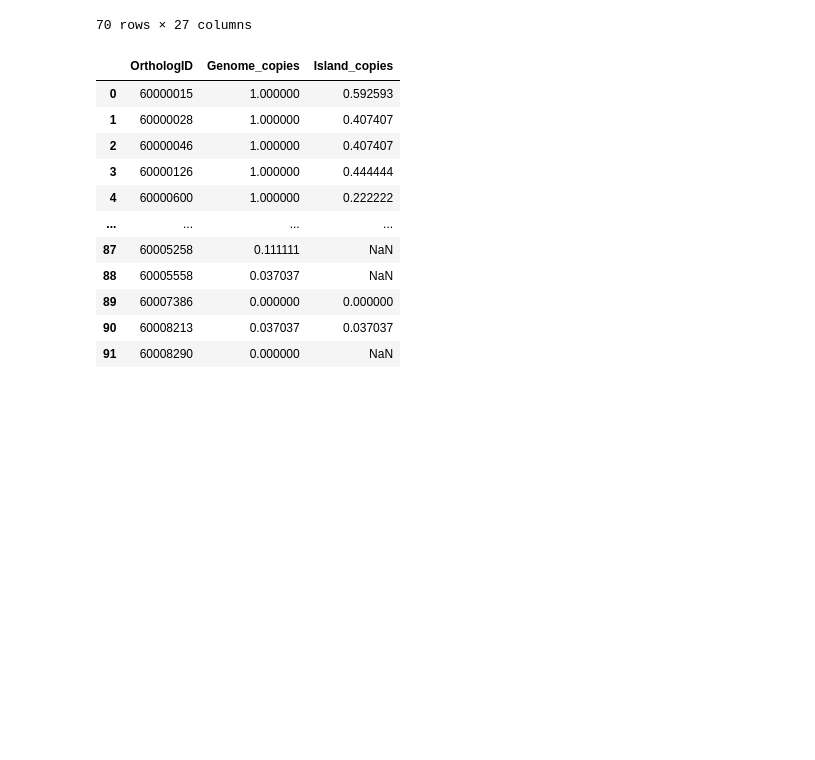
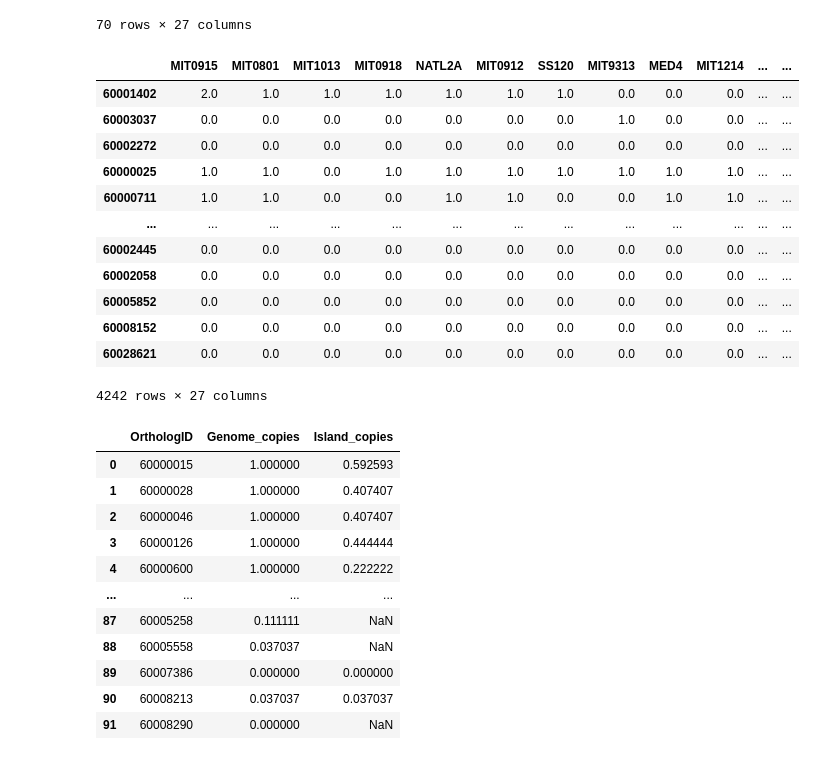
Before and after one commit to Jonahv11/cyano-serralysins, a Jupyter notebook: cycog-tree-tool/ortholog_census.ipynb, the cells around one changed output. Cells and saved outputs as stored; diff of their text form; code cells hidden in the pictures; blank space fills up the shorter version.

Commit message:
added less filtered dfs

```diff
--- a/cycog-tree-tool/ortholog_census.ipynb
+++ b/cycog-tree-tool/ortholog_census.ipynb
@@ -318,6 +337,24 @@ display (cont_core_df2)
 | 60002070 | 0.0 | 0.0 | 0.0 | 0.0 | 0.0 | 0.0 | 0.0 | 0.0 | 0.0 | 0.0 | ... | ... |
 | 60003952 | 0.0 | 0.0 | 0.0 | 0.0 | 0.0 | 0.0 | 0.0 | 0.0 | 0.0 | 0.0 | ... | ... |
 70 rows × 27 columns
+# %%
+# not filtered to just pro2 genes
+contig_genes_df2 = df3[df3.columns[df3.columns.isin(single_contigs)]]
+contig_genes_df2
+# %% [output]
+|  | MIT0915 | MIT0801 | MIT1013 | MIT0918 | NATL2A | MIT0912 | SS120 | MIT9313 | MED4 | MIT1214 | ... | ... |
+| 60001402 | 2.0 | 1.0 | 1.0 | 1.0 | 1.0 | 1.0 | 1.0 | 0.0 | 0.0 | 0.0 | ... | ... |
+| 60003037 | 0.0 | 0.0 | 0.0 | 0.0 | 0.0 | 0.0 | 0.0 | 1.0 | 0.0 | 0.0 | ... | ... |
+| 60002272 | 0.0 | 0.0 | 0.0 | 0.0 | 0.0 | 0.0 | 0.0 | 0.0 | 0.0 | 0.0 | ... | ... |
+| 60000025 | 1.0 | 1.0 | 0.0 | 1.0 | 1.0 | 1.0 | 1.0 | 1.0 | 1.0 | 1.0 | ... | ... |
+| 60000711 | 1.0 | 1.0 | 0.0 | 0.0 | 1.0 | 1.0 | 0.0 | 0.0 | 1.0 | 1.0 | ... | ... |
+| ... | ... | ... | ... | ... | ... | ... | ... | ... | ... | ... | ... | ... |
+| 60002445 | 0.0 | 0.0 | 0.0 | 0.0 | 0.0 | 0.0 | 0.0 | 0.0 | 0.0 | 0.0 | ... | ... |
+| 60002058 | 0.0 | 0.0 | 0.0 | 0.0 | 0.0 | 0.0 | 0.0 | 0.0 | 0.0 | 0.0 | ... | ... |
+| 60005852 | 0.0 | 0.0 | 0.0 | 0.0 | 0.0 | 0.0 | 0.0 | 0.0 | 0.0 | 0.0 | ... | ... |
+| 60008152 | 0.0 | 0.0 | 0.0 | 0.0 | 0.0 | 0.0 | 0.0 | 0.0 | 0.0 | 0.0 | ... | ... |
+| 60028621 | 0.0 | 0.0 | 0.0 | 0.0 | 0.0 | 0.0 | 0.0 | 0.0 | 0.0 | 0.0 | ... | ... |
+4242 rows × 27 columns
 # %%
 # average and combine two dataframes for plotting
 # this block is used to create CSVs that can be easily plotted with in the plotting_orth.ipynb
```
Also changed, not shown: parts of 1 cell of this notebook.
